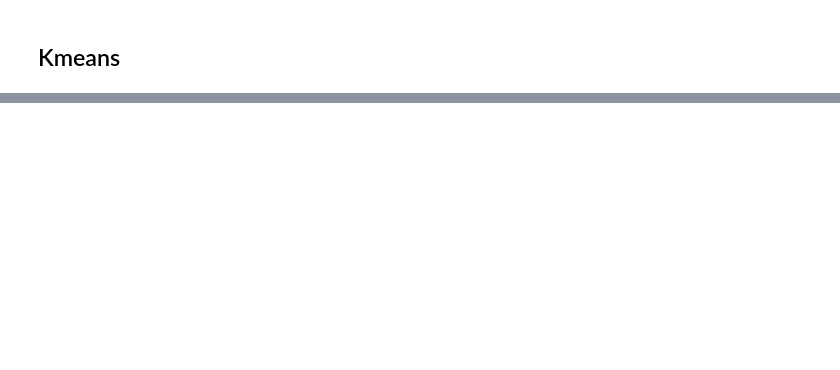
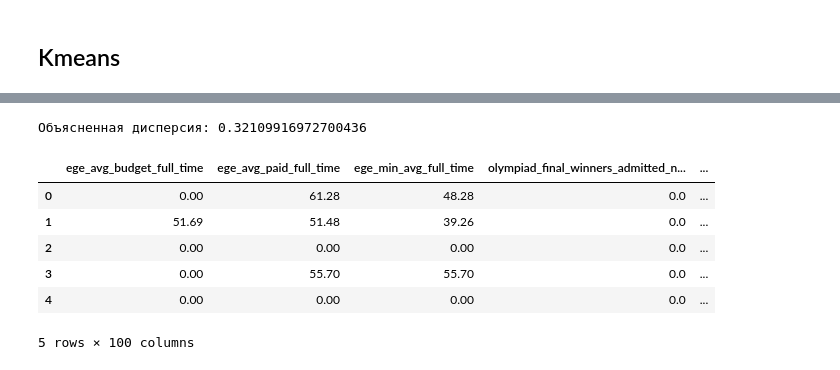
Before and after one commit to LunisLinus/machine_learning, a Jupyter notebook: cluster/university/university2022.ipynb, the cells around one changed output, grey strips where cells are left out. Saved outputs shown, nothing was run; the diff lists cells and outputs as text; code cells hidden in the pictures; blank space fills up the shorter version.

```diff
--- a/cluster/university/university2022.ipynb
+++ b/cluster/university/university2022.ipynb
@@ -773,2 +760,9 @@ df = pd.concat([df[num_cols], encoded_df], axis=1)
+# %%
+preprocessor = ColumnTransformer(
+    transformers=[
+        ("num", StandardScaler(), numeric_cols),
+        ("cat", OneHotEncoder(handle_unknown="ignore"), categorical_cols)
+    ]
+)
 # %% [markdown]
 ## Kmeans
@@ -836,0 +799,7 @@ print("Объясненная дисперсия:", pca.explained_variance_ratio
+# %%
+pipe = Pipeline([
+        ("prep", preprocessor),
+        ("kmeans", KMeans(n_clusters=3, random_state=42, n_init=20))
+    ])
+# %%
+labels = pipe.fit_predict(df)
@@ -836,0 +844,17 @@ print("Объясненная дисперсия:", pca.explained_variance_ratio
+# %%
+print("Объясненная дисперсия:", pca_2d.explained_variance_ratio_.sum())
+# %% [output]
+Объясненная дисперсия: 0.32109916972700436
+# %%
+df_with_clusters = df_with_vuz.copy()
+df_with_clusters["cluster"] = labels
+# %%
+df_with_clusters.head()
+# %% [output]
+|  | ege_avg_budget_full_time | ege_avg_paid_full_time | ege_min_avg_full_time | olympiad_final_winners_admitted_n... | ... |
+| 0 | 0.00 | 61.28 | 48.28 | 0.0 | ... |
+| 1 | 51.69 | 51.48 | 39.26 | 0.0 | ... |
+| 2 | 0.00 | 0.00 | 0.00 | 0.0 | ... |
+| 3 | 0.00 | 55.70 | 55.70 | 0.0 | ... |
+| 4 | 0.00 | 0.00 | 0.00 | 0.0 | ... |
+5 rows × 100 columns
```
Also changed, not shown: parts of 62 cells of this notebook.
